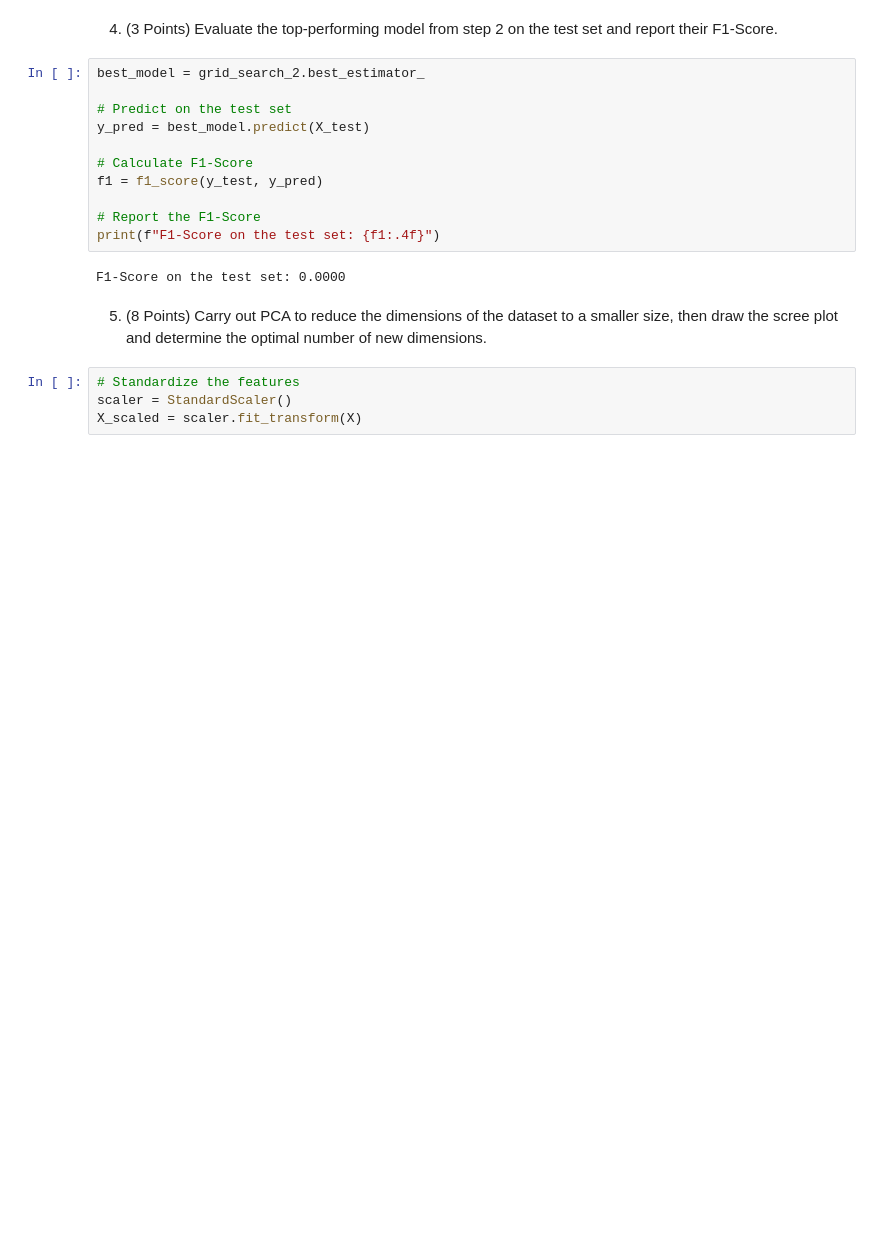
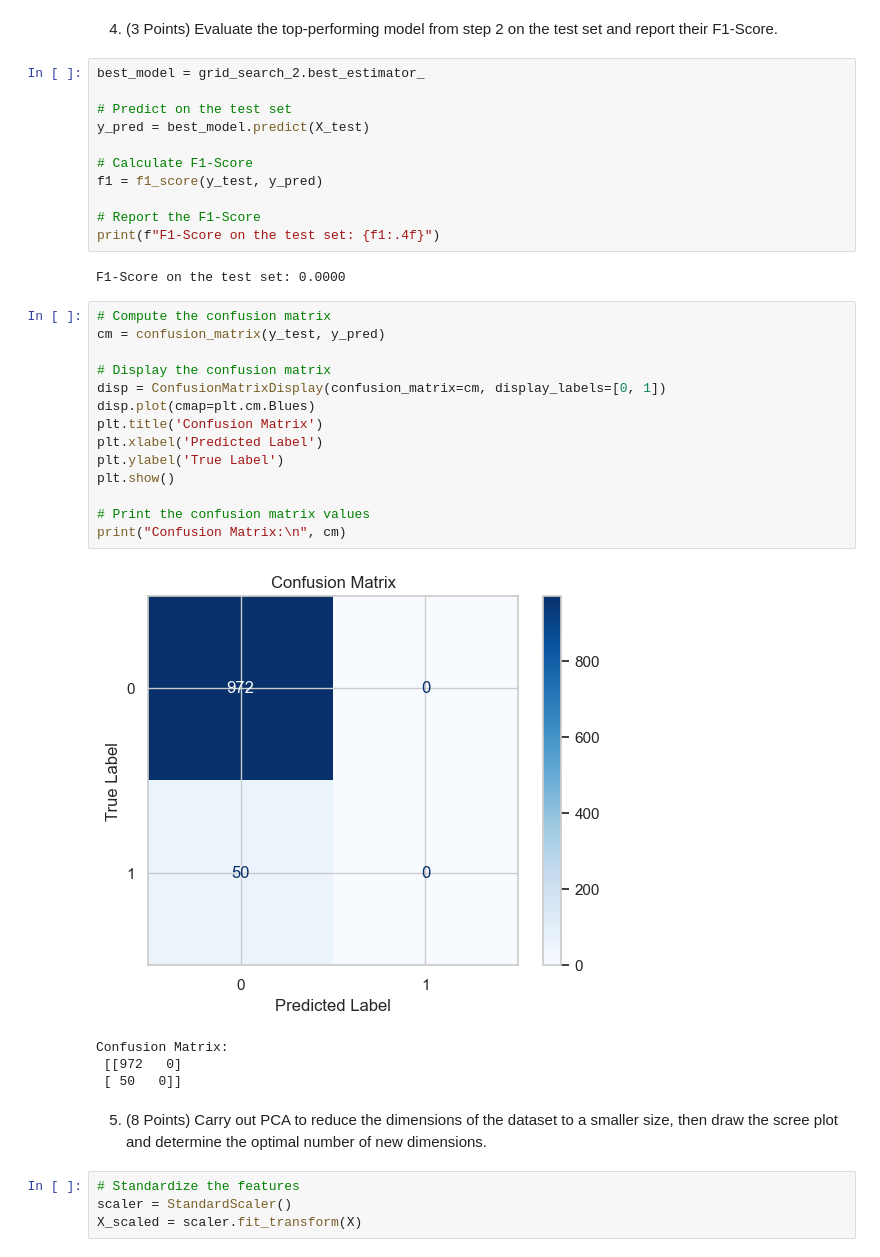
Before and after one commit to JB250101/Artificial_Intelligence_Algorithms, a Jupyter notebook: Assignment_3/JaivChaitanyaBurman_8930180_2_Ass3.ipynb, the cells around one changed output. Saved outputs shown, nothing was run; the diff lists cells and outputs as text; blank space fills up the shorter version.

Commit message:
confusion matrix

```diff
--- a/Assignment_3/JaivChaitanyaBurman_8930180_2_Ass3.ipynb
+++ b/Assignment_3/JaivChaitanyaBurman_8930180_2_Ass3.ipynb
@@ -401,6 +401,25 @@ f1 = f1_score(y_test, y_pred)
 print(f"F1-Score on the test set: {f1:.4f}")
 # %% [output]
 F1-Score on the test set: 0.0000
+# %%
+# Compute the confusion matrix
+cm = confusion_matrix(y_test, y_pred)
+
+# Display the confusion matrix
+disp = ConfusionMatrixDisplay(confusion_matrix=cm, display_labels=[0, 1])
+disp.plot(cmap=plt.cm.Blues)
+plt.title('Confusion Matrix')
+plt.xlabel('Predicted Label')
+plt.ylabel('True Label')
+plt.show()
+
+# Print the confusion matrix values
+print("Confusion Matrix:\n", cm)
+# %% [output]
+[figure, added]
+Confusion Matrix:
+ [[972   0]
+ [ 50   0]]
 # %% [markdown]
 5. (8 Points) Carry out PCA to reduce the dimensions of the dataset to a smaller size, then draw the scree plot and determine the optimal number of new dimensions.
 # %%
```
Also changed, not shown: parts of 2 cells of this notebook.
